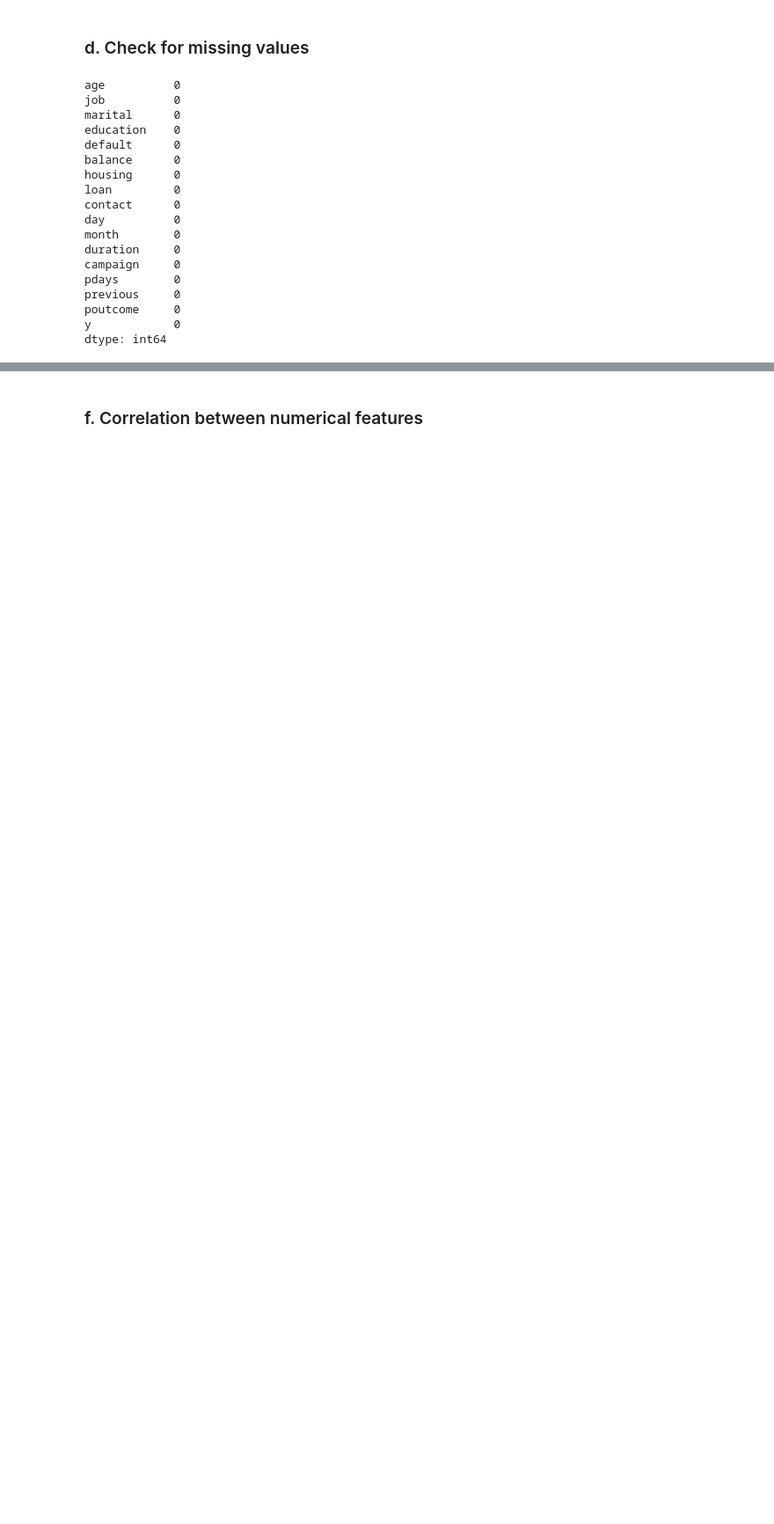
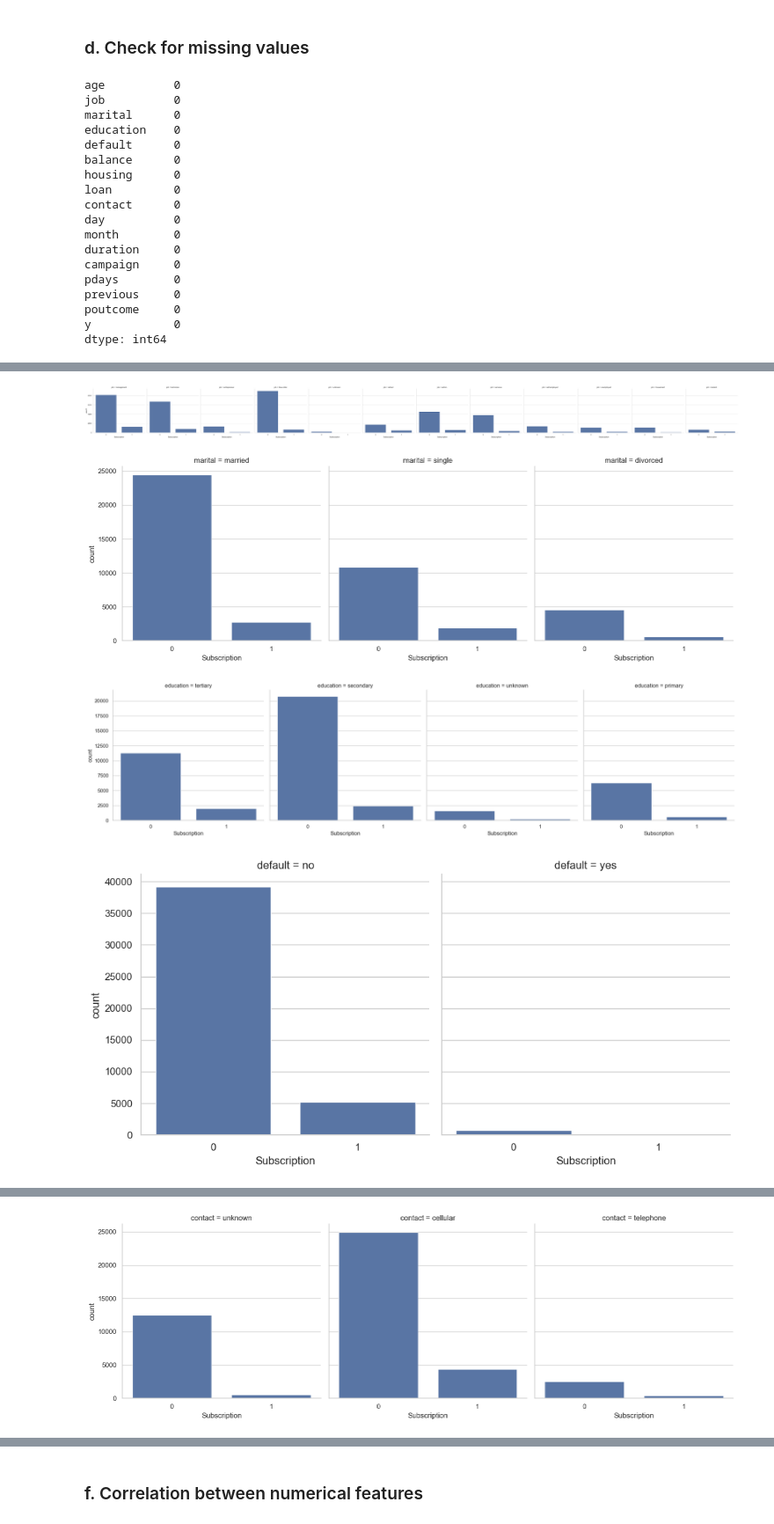
Before and after one commit to princekwusu/Term_Deposit_Prediction, a Jupyter notebook: src/T_D_prediction.ipynb, the cells around one changed output, grey strips where cells are left out. Shown at 88% size. Cells and saved outputs as stored; diff of their text form; code cells hidden in the pictures; blank space fills up the shorter version.

```diff
--- a/src/T_D_prediction.ipynb
+++ b/src/T_D_prediction.ipynb
@@ -94,0 +184,9 @@ plt.show()
+# %%
+for feature in categorical_columns:
+    sns.catplot(x='Subscription', col=feature, kind='count', data= bank_data)
+plt.show()
+# %% [output]
+[figure, added]
+[figure, added]
+[figure, added]
+[figure, added]
@@ -94,0 +195 @@ plt.show()
+[figure, added]
```
Also changed, not shown: parts of 30 cells of this notebook.
